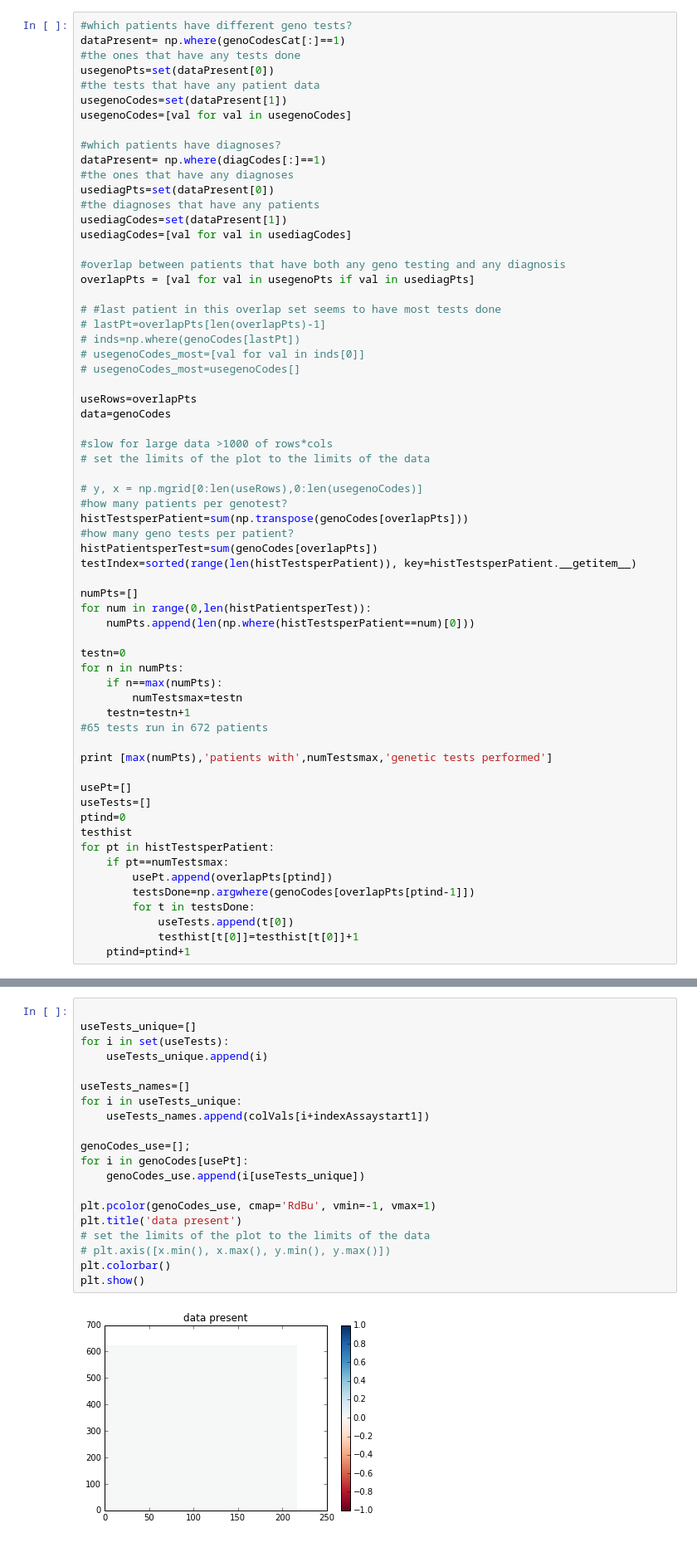
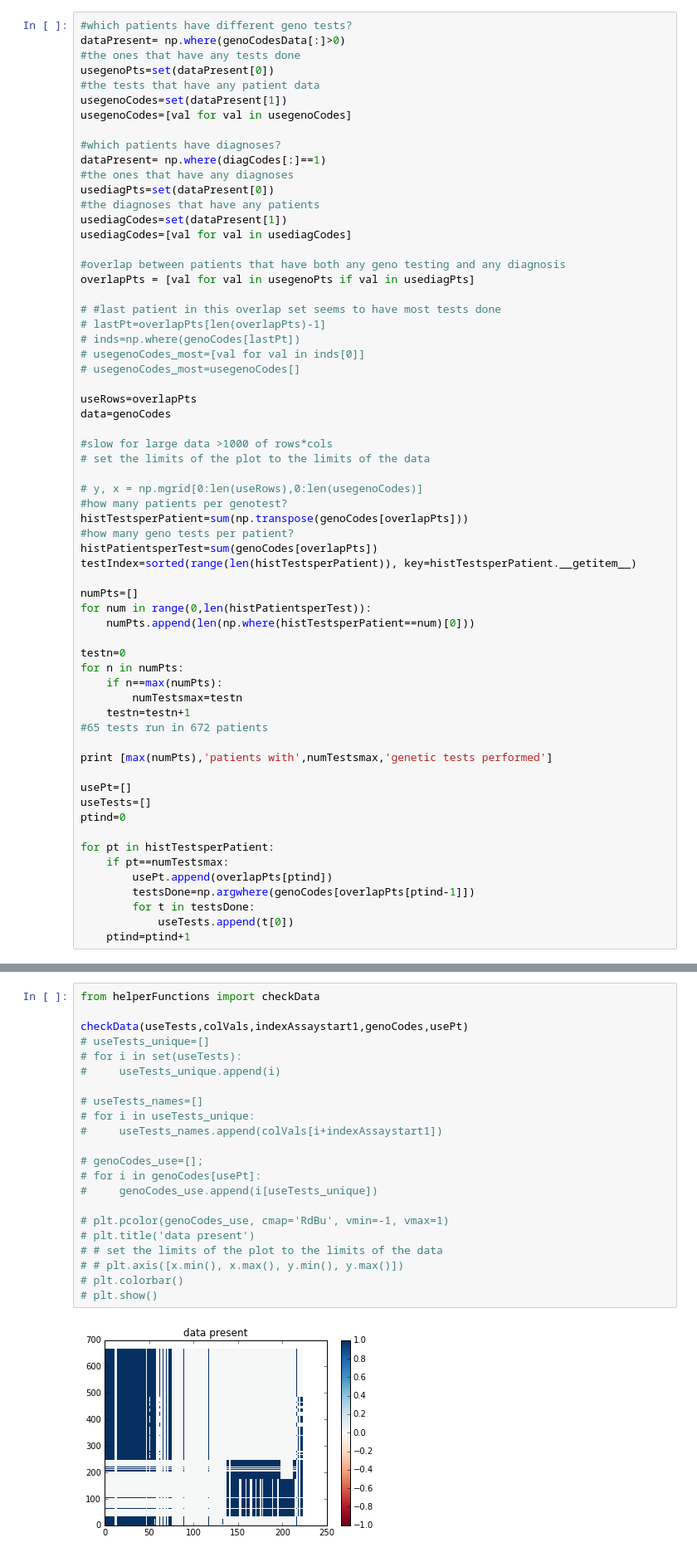
Before and after one commit to mattmacellaio/Insight-code, a Jupyter notebook: load_odata.ipynb, the cells around one changed output, grey strips where cells are left out. Shown: that part at 83% size. Saved outputs shown, nothing was run; the diff lists cells and outputs as text.

Commit message:
start of week 3: plotting code included, segregation of diagnosis codes

```diff
--- a/load_odata.ipynb
+++ b/load_odata.ipynb
@@ -153,7 +493,7 @@ AttributeError: 'list' object has no attribute 'bool'
 # print els[colVals.index('C_30634117D_M0')]
 # %%
 #which patients have different geno tests?
-dataPresent= np.where(genoCodesCat[:]==1)
+dataPresent= np.where(genoCodesData[:]>0)
 #the ones that have any tests done
 usegenoPts=set(dataPresent[0])
 #the tests that have any patient data
@@ -206,13 +546,12 @@ print [max(numPts),'patients with',numTestsmax,'genetic tests performed']
 usePt=[]
 useTests=[]
 ptind=0
-testhist
+
 for pt in histTestsperPatient:
     if pt==numTestsmax:
         usePt.append(overlapPts[ptind])
         testsDone=np.argwhere(genoCodes[overlapPts[ptind-1]])
         for t in testsDone:
             useTests.append(t[0])
-            testhist[t[0]]=testhist[t[0]]+1
     ptind=ptind+1
 # %% [output]
@@ -220,22 +559,24 @@ TypeError: object of type 'int' has no len()
 # %%
+from helperFunctions import checkData
 
-useTests_unique=[]
-for i in set(useTests):
-    useTests_unique.append(i)
+checkData(useTests,colVals,indexAssaystart1,genoCodes,usePt)
+# useTests_unique=[]
+# for i in set(useTests):
+#     useTests_unique.append(i)
 
-useTests_names=[]
-for i in useTests_unique:
-    useTests_names.append(colVals[i+indexAssaystart1])
+# useTests_names=[]
+# for i in useTests_unique:
+#     useTests_names.append(colVals[i+indexAssaystart1])
 
-genoCodes_use=[];
-for i in genoCodes[usePt]:
-    genoCodes_use.append(i[useTests_unique])
+# genoCodes_use=[];
+# for i in genoCodes[usePt]:
+#     genoCodes_use.append(i[useTests_unique])
 
-plt.pcolor(genoCodes_use, cmap='RdBu', vmin=-1, vmax=1)
-plt.title('data present')
-# set the limits of the plot to the limits of the data
-# plt.axis([x.min(), x.max(), y.min(), y.max()])
-plt.colorbar()
-plt.show()
+# plt.pcolor(genoCodes_use, cmap='RdBu', vmin=-1, vmax=1)
+# plt.title('data present')
+# # set the limits of the plot to the limits of the data
+# # plt.axis([x.min(), x.max(), y.min(), y.max()])
+# plt.colorbar()
+# plt.show()
 # %% [output]
-[figure, old version]
+[figure, new version]
```
Also changed, not shown: parts of 27 cells of this notebook.
